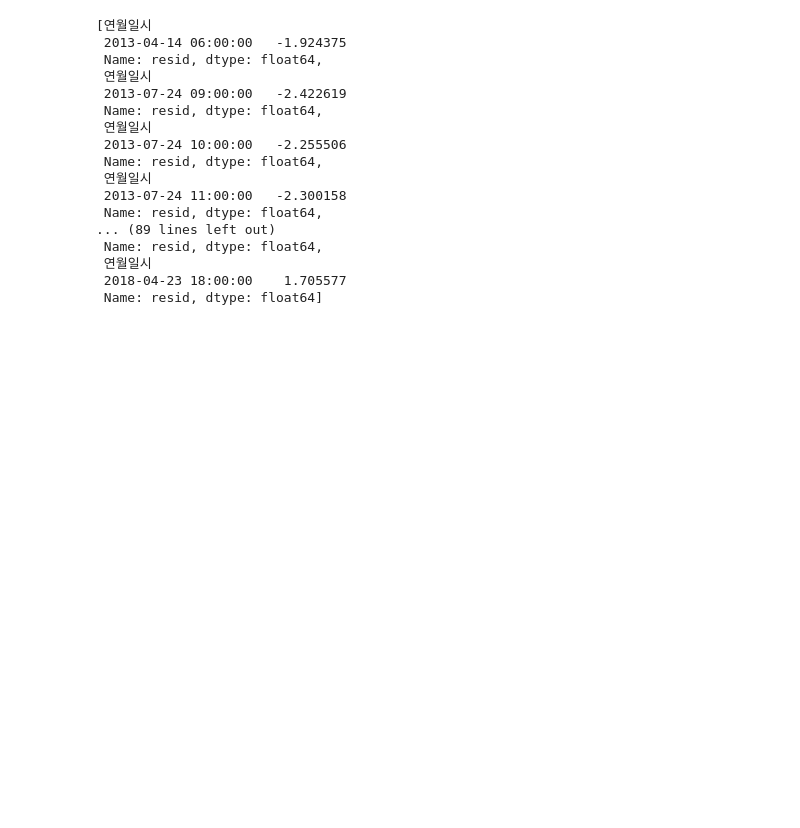
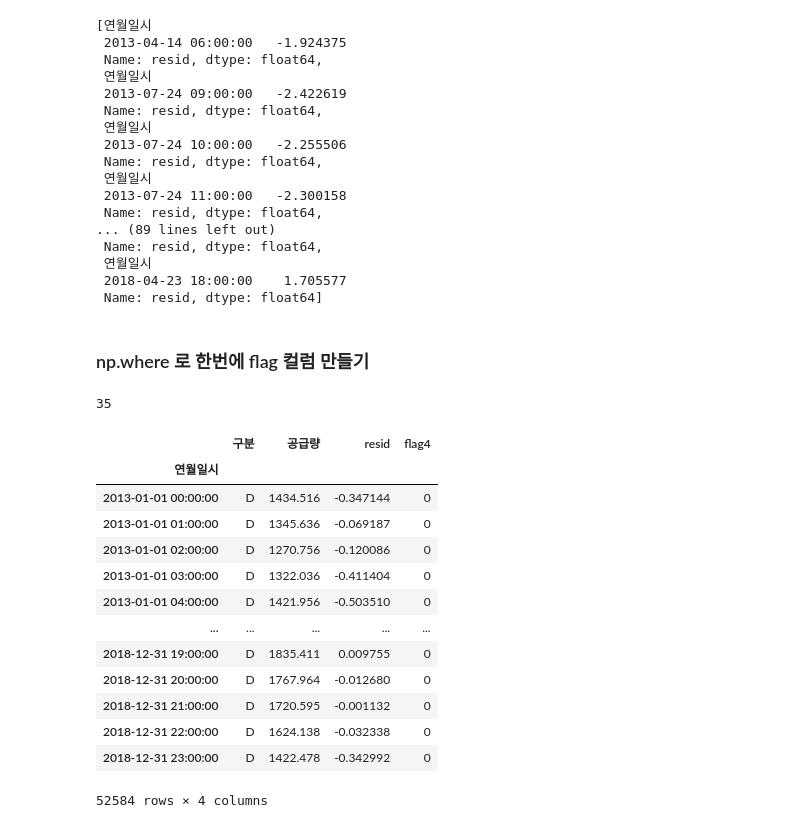
Before and after one commit to autumn-nam/Gas_Prediction, a Jupyter notebook: 00_1_outlier_detection_6sigma.ipynb, the cells around one changed output. Drawn from its saved outputs; the diff is of its cells as text; code cells hidden in the pictures; blank space fills up the shorter version.

Commit message:
flag outlier row

```diff
--- a/00_1_outlier_detection_6sigma.ipynb
+++ b/00_1_outlier_detection_6sigma.ipynb
@@ -195,3 +195,33 @@ outlier_D_index
  연월일시
  2018-04-23 18:00:00    1.705577
  Name: resid, dtype: float64]
+# %% [markdown]
+### np.where 로 한번에 flag 컬럼 만들기
+# %%
+df_D=comp_dct['D']
+# %%
+# residual column
+df_D['resid'] = test1
+
+# flag column 생성
+df_D['flag4'] =  np.where(np.abs((df_D['resid']- mean)/std ) > 6 , 1, 0)
+df_D['flag4'].sum() # outlier 개수 확인
+# %% [output]
+35
+# %%
+df_D
+# %% [output]
+|  | 구분 | 공급량 | resid | flag4 |
+| 연월일시 |  |  |  |  |
+| 2013-01-01 00:00:00 | D | 1434.516 | -0.347144 | 0 |
+| 2013-01-01 01:00:00 | D | 1345.636 | -0.069187 | 0 |
+| 2013-01-01 02:00:00 | D | 1270.756 | -0.120086 | 0 |
+| 2013-01-01 03:00:00 | D | 1322.036 | -0.411404 | 0 |
+| 2013-01-01 04:00:00 | D | 1421.956 | -0.503510 | 0 |
+| ... | ... | ... | ... | ... |
+| 2018-12-31 19:00:00 | D | 1835.411 | 0.009755 | 0 |
+| 2018-12-31 20:00:00 | D | 1767.964 | -0.012680 | 0 |
+| 2018-12-31 21:00:00 | D | 1720.595 | -0.001132 | 0 |
+| 2018-12-31 22:00:00 | D | 1624.138 | -0.032338 | 0 |
+| 2018-12-31 23:00:00 | D | 1422.478 | -0.342992 | 0 |
+52584 rows × 4 columns
```
Also changed, not shown: parts of 2 cells of this notebook.
